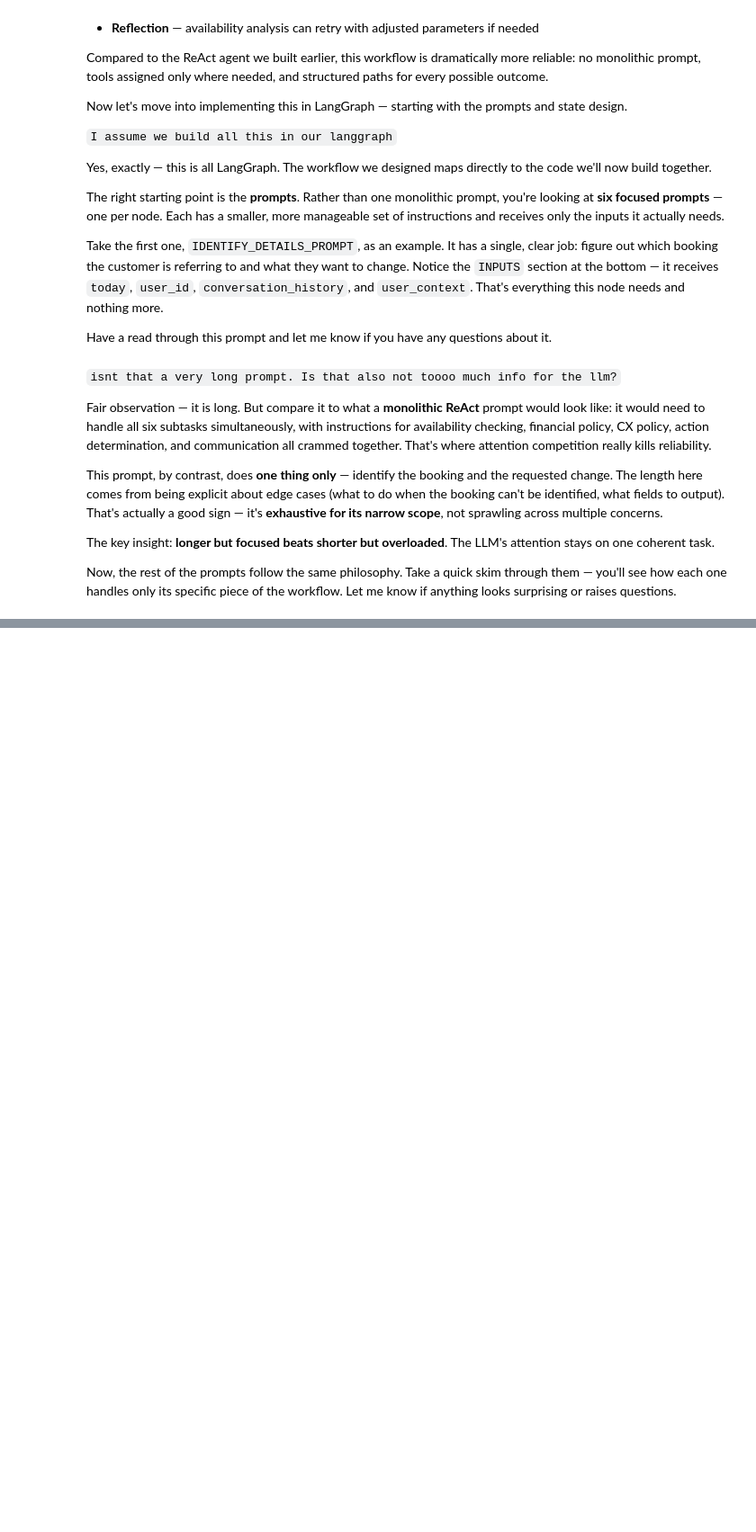
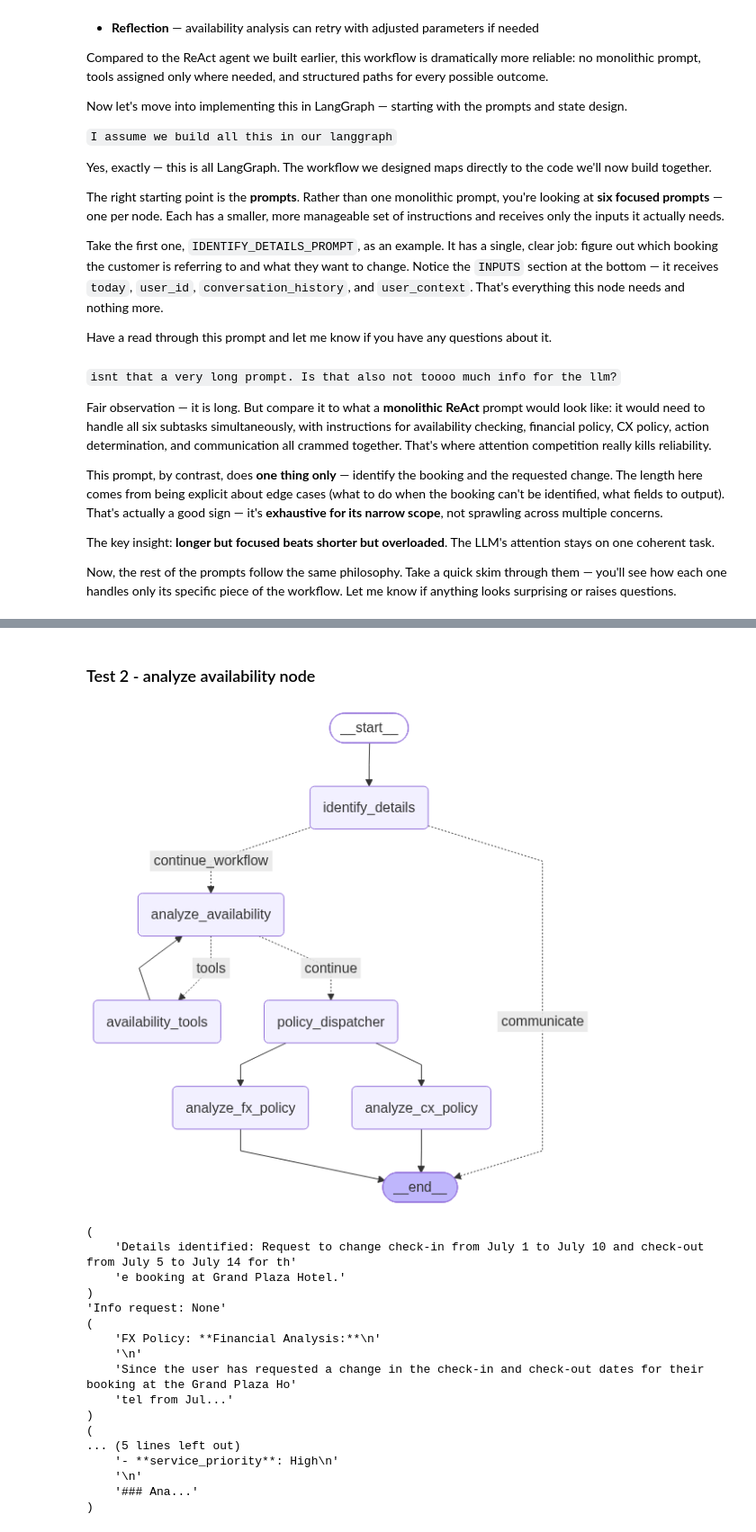
Before and after one commit to longtongster/deeplearning.ai_RAG_in_action, a Jupyter notebook: module-10 - agents/Agents.ipynb, the cells around one changed output, grey strips where cells are left out. Shown at 90% size. Cells and saved outputs as stored; diff of their text form; code cells hidden in the pictures; blank space fills up the shorter version.

```diff
--- a/module-10 - agents/Agents.ipynb
+++ b/module-10 - agents/Agents.ipynb
@@ -1742,0 +2593,78 @@ So the LLM sees the full conversation thread, which includes whatever the custom
+# %% [markdown]
+### Test 2 - analyze availability node
+# %%
+# Workaround node for parallel execution
+def policy_dispatcher(state: State):
+    """Dispatcher node that enables parallel policy analysis."""
+    return {}
+
+
+# Define Graph
+test_workflow = StateGraph(State)
+
+# Define Nodes
+test_workflow.add_node("identify_details", identify_details_node)
+test_workflow.add_node("analyze_availability", analyze_availability_node)
+test_workflow.add_node("availability_tools", availability_tool_node)
+test_workflow.add_node("policy_dispatcher", policy_dispatcher)
+test_workflow.add_node("analyze_fx_policy", analyze_fx_policy_node)
+test_workflow.add_node("analyze_cx_policy", analyze_cx_policy_node)
+
+# Define Edges
+# Identify details flow
+test_workflow.add_edge(START, "identify_details")
+test_workflow.add_conditional_edges(
+    "identify_details",
+    identify_details_condition,
+    {"communicate": END, "continue_workflow": "analyze_availability"},
+)
+# Availability flow
+test_workflow.add_conditional_edges(
+    "analyze_availability",
+    availability_condition,
+    {"tools": "availability_tools", "continue": "policy_dispatcher"},
+)
+test_workflow.add_edge("availability_tools", "analyze_availability")
+# Parallel policy flow
+test_workflow.add_edge("policy_dispatcher", "analyze_fx_policy")
+test_workflow.add_edge("policy_dispatcher", "analyze_cx_policy")
+test_workflow.add_edge("analyze_fx_policy", END)
+test_workflow.add_edge("analyze_cx_policy", END)
+
+# Compile and Test
+test_agent = test_workflow.compile()
+display(test_agent)
+
+test_state = {
+    "today": "2024-06-01",
+    "user_id": "user_001",
+    "messages": [
+        HumanMessage(
+            content="I need to change my July reservation from July 1-5 to July 10-14"
+        )
+    ],
+}
+result = test_agent.invoke(test_state)
+pprint(f"Details identified: {result.get('request_details', 'None')}")
+pprint(f"Info request: {result.get('info_request', 'None')}")
+pprint(f"FX Policy: {result.get('fx_policy_analysis', 'Not analyzed')[:150]}...")
+pprint(f"CX Policy: {result.get('cx_policy_analysis', 'Not analyzed')[:150]}...")
+# %% [output]
+[figure, added]
+(
+    'Details identified: Request to change check-in from July 1 to July 10 and check-out from July 5 to July 14 for th'
+    'e booking at Grand Plaza Hotel.'
+)
+'Info request: None'
+(
+    'FX Policy: **Financial Analysis:**\n'
+    '\n'
+    'Since the user has requested a change in the check-in and check-out dates for their booking at the Grand Plaza Ho'
+    'tel from Jul...'
+)
+(
+... (5 lines left out)
+    '- **service_priority**: High\n'
+    '\n'
+    '### Ana...'
+)
```
Also changed, not shown: parts of 42 cells of this notebook, 3 other files.
